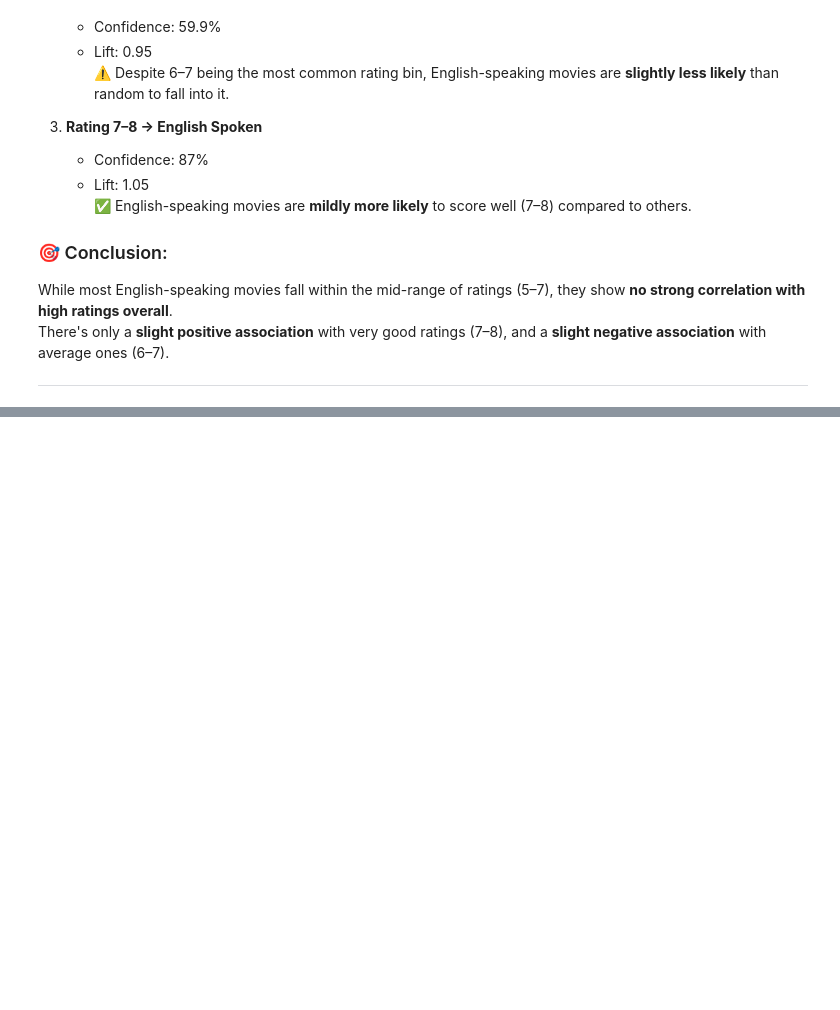
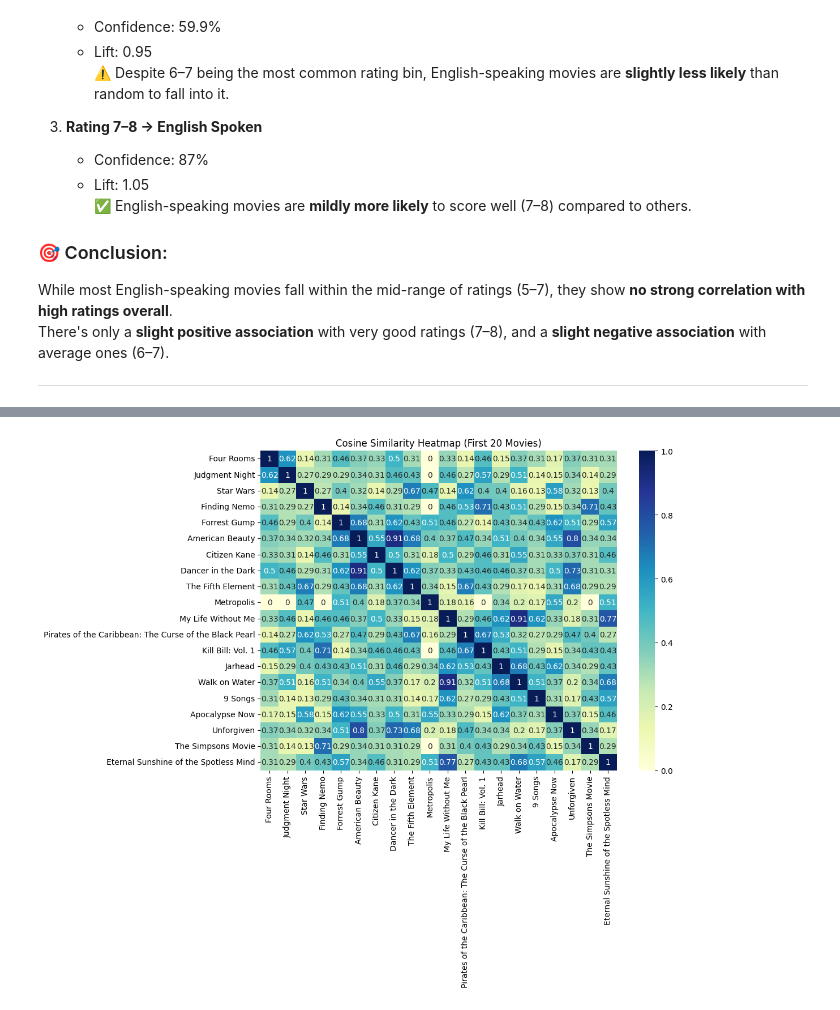
Before and after one commit to Shlezman/DS-principles-project, a Jupyter notebook: Gal-RuleMining.ipynb, the cells around one changed output, grey strips where cells are left out. Saved outputs shown, nothing was run; the diff lists cells and outputs as text; code cells hidden in the pictures; blank space fills up the shorter version.

Commit message:
Added recommendation functions for each question + cosine recommendation function+ combined recommendation function

```diff
--- a/Gal-RuleMining.ipynb
+++ b/Gal-RuleMining.ipynb
@@ -765,0 +1256,19 @@ def recommend_genres(watched_items, rules, top_n=2):
+# %%
+from sklearn.metrics.pairwise import cosine_similarity
+
+content_matrix = build_content_matrix(df)
+cosine_sim = cosine_similarity(content_matrix, content_matrix)
+
+sample_size=20
+
+labels = df['title'].head(sample_size)
+matrix = cosine_sim[:sample_size, :sample_size]
+
+plt.figure(figsize=(12, 10))
+sns.heatmap(matrix, xticklabels=labels, yticklabels=labels, cmap="YlGnBu", annot=True)
+plt.title(f"Cosine Similarity Heatmap (First {sample_size} Movies)")
+plt.xticks(rotation=90)
+plt.tight_layout()
+plt.show()
+# %% [output]
+[figure, added]
```
Also changed, not shown: parts of 37 cells of this notebook.
